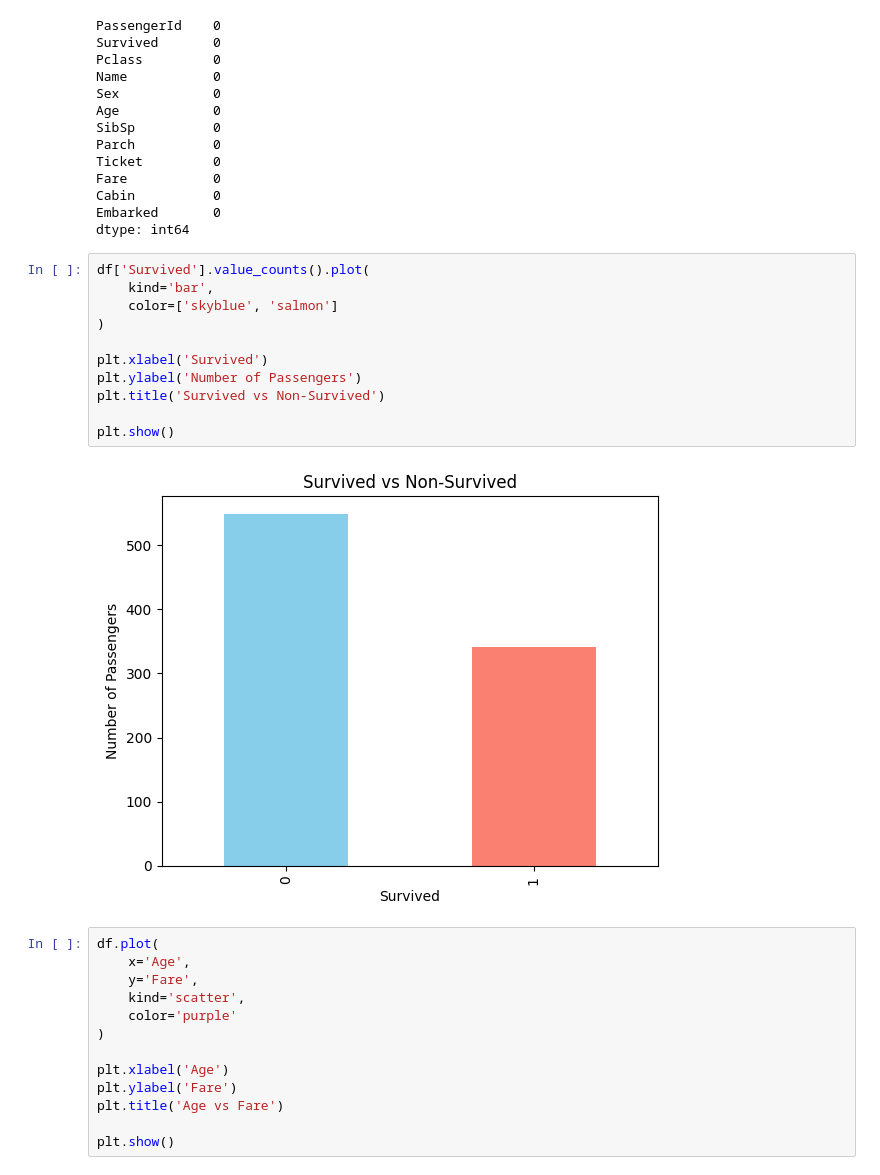
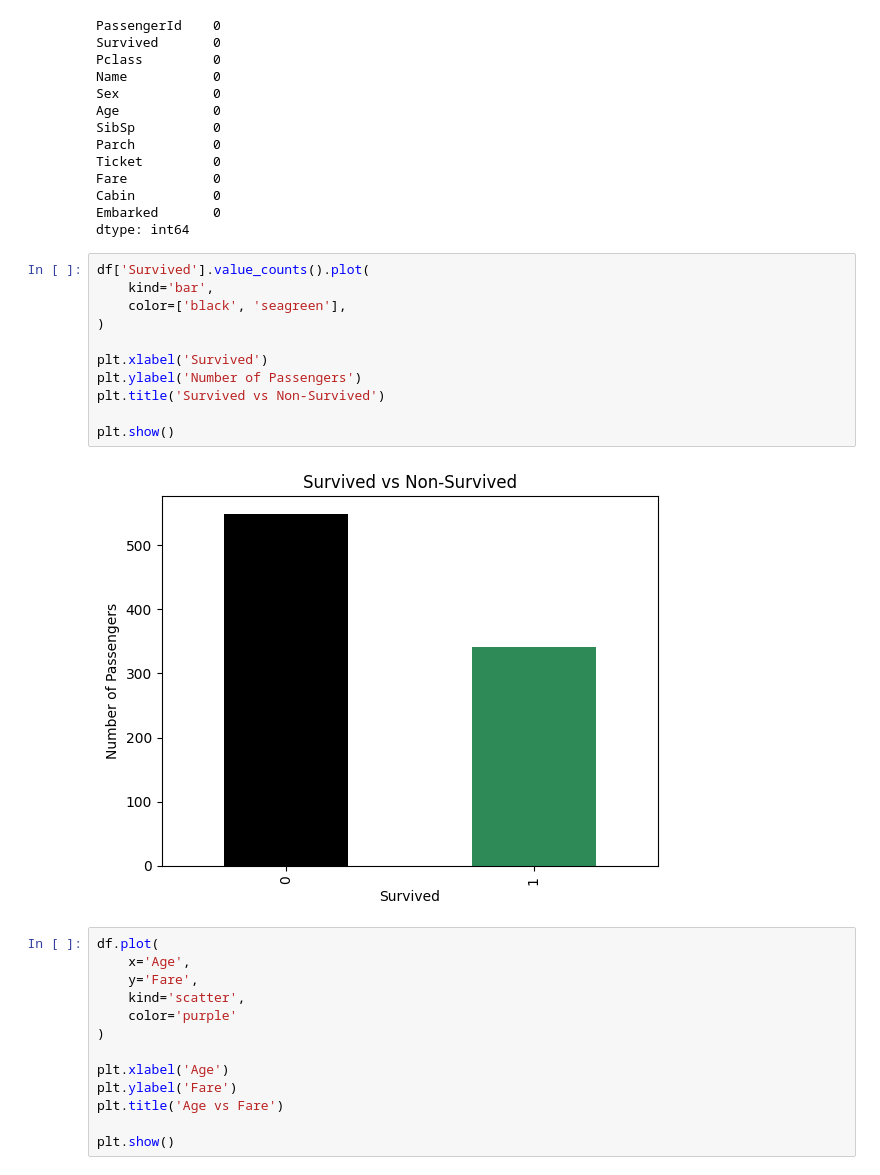
Before and after one commit to ammarmohamed1152007-prog/Titanic-Data-Analysis, a Jupyter notebook: Titanic.ipynb, the cells around one changed output. Saved outputs shown, nothing was run; the diff lists cells and outputs as text.

```diff
--- a/Titanic.ipynb
+++ b/Titanic.ipynb
@@ -314,16 +314,16 @@ dtype: int64
 # %%
 df['Survived'].value_counts().plot(
     kind='bar',
-    color=['skyblue', 'salmon']
+    color=['black', 'seagreen'],
 )
 
 plt.xlabel('Survived')
 plt.ylabel('Number of Passengers')
 plt.title('Survived vs Non-Survived')
 
 plt.show()
 # %% [output]
-[figure, old version]
+[figure, new version]
 # %%
 df.plot(
     x='Age',
```
Also changed, not shown: parts of 5 cells of this notebook.
